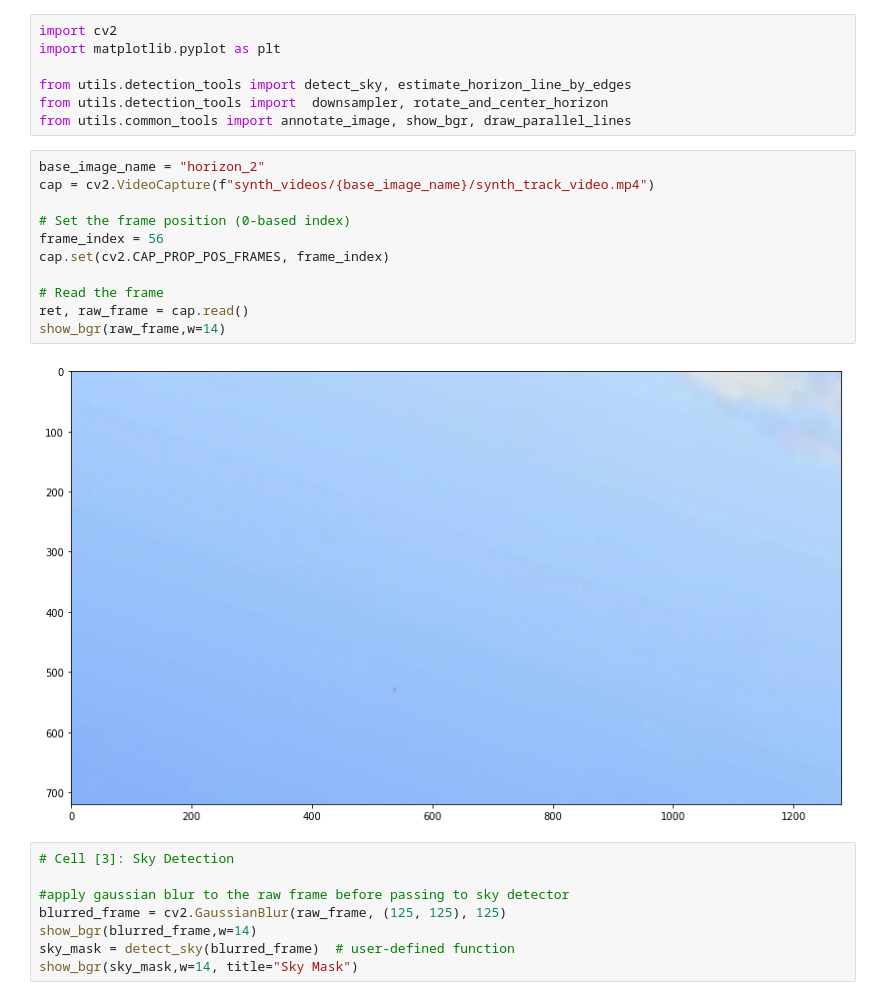
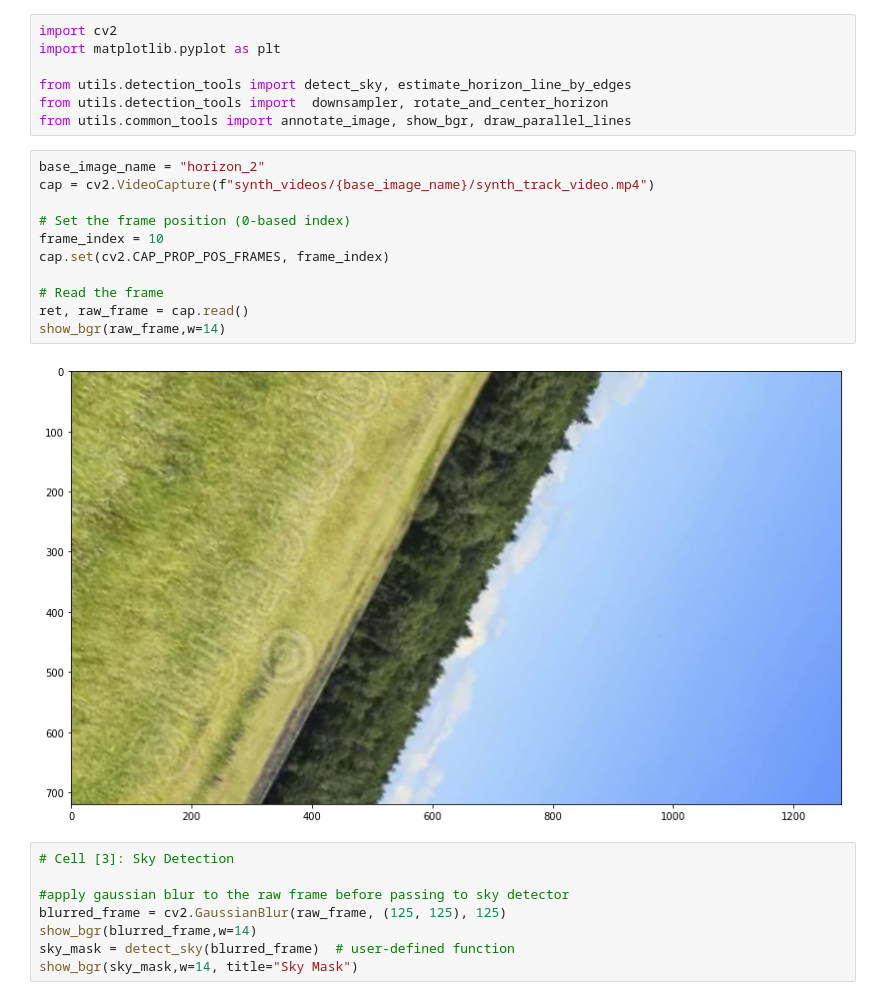
Before and after one commit to robertej19/aiguess, a Jupyter notebook: image_processing/detection_playground.ipynb, the cells around one changed output. Cells and saved outputs as stored; diff of their text form.

```diff
--- a/image_processing/detection_playground.ipynb
+++ b/image_processing/detection_playground.ipynb
@@ -8,16 +8,16 @@ from utils.common_tools import annotate_image, show_bgr, draw_parallel_lines
 # %%
 base_image_name = "horizon_2"
 cap = cv2.VideoCapture(f"synth_videos/{base_image_name}/synth_track_video.mp4")
 
 # Set the frame position (0-based index)
-frame_index = 56
+frame_index = 10
 cap.set(cv2.CAP_PROP_POS_FRAMES, frame_index)
 
 # Read the frame
 ret, raw_frame = cap.read()
 show_bgr(raw_frame,w=14)
 # %% [output]
-[figure, old version]
+[figure, new version]
 # %%
 # Cell [3]: Sky Detection
 
```
Also changed, not shown: 2 other files.
